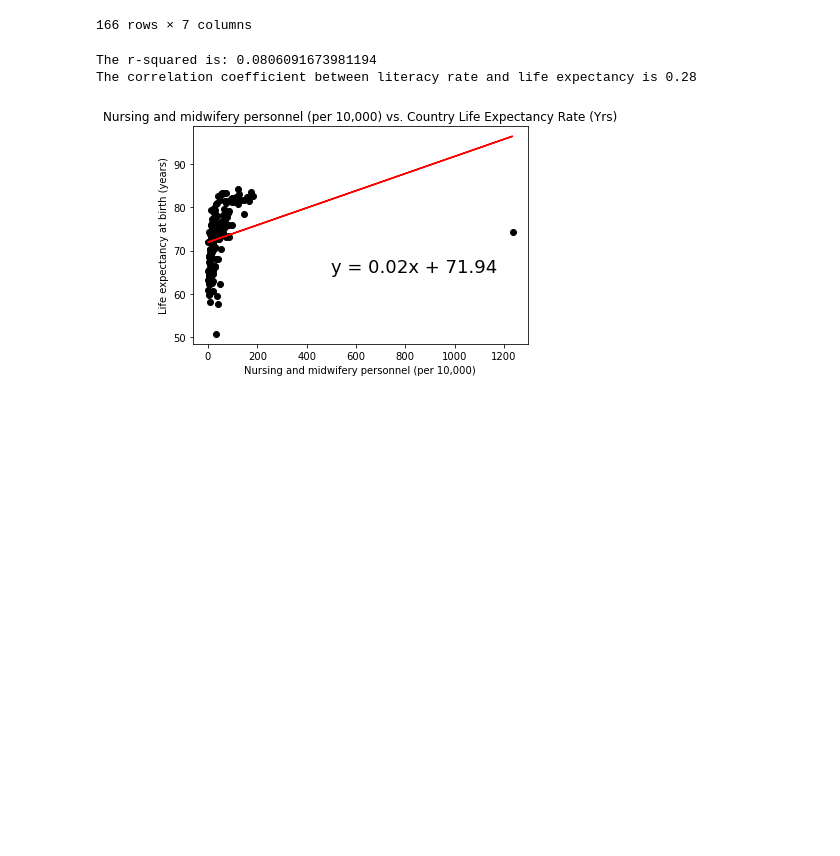
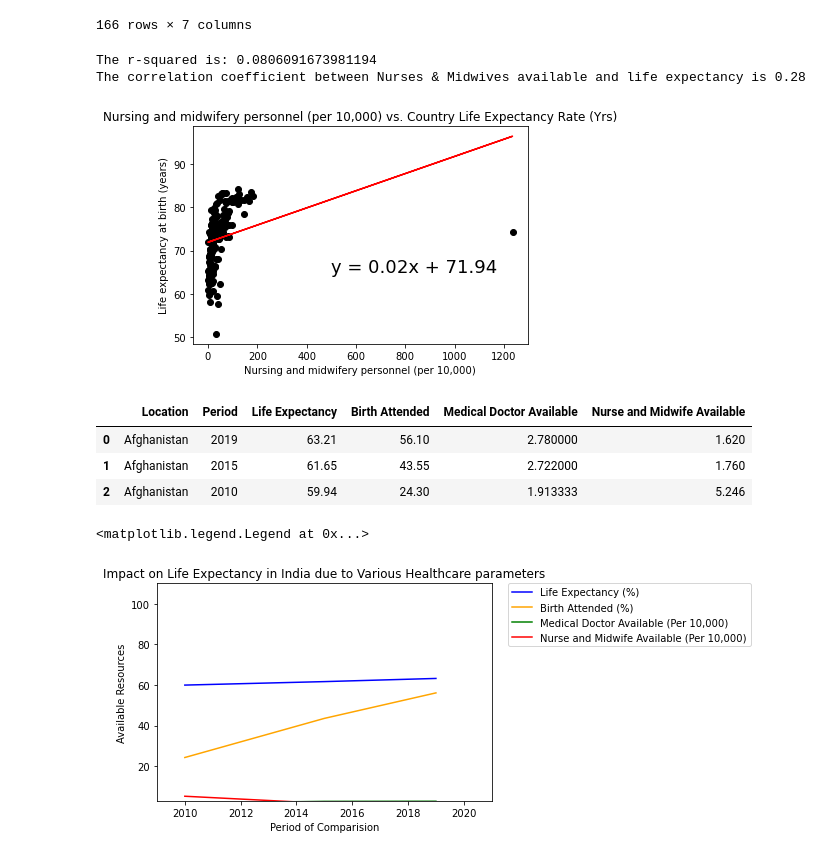
Before and after one commit to pkorat/World-Life-Expectancy-Analysis, a Jupyter notebook: main_project1_ash.ipynb, the cells around one changed output. Drawn from its saved outputs; the diff is of its cells as text; code cells hidden in the pictures; blank space fills up the shorter version.

Commit message:
Ashutosh Sawant - Merged Code version 1 with some graphics

```diff
--- a/main_project1_ash.ipynb
+++ b/main_project1_ash.ipynb
@@ -203,7 +203,7 @@ updated_combined2_df
 nurse_midwife = updated_combined2_df['Nurse and Midwife Available']
 life_exp = updated_combined2_df['Life Expectancy']
 
-# Create scatter plot and linear regression of Medical Doctors available vs life expectancy data
+# Create scatter plot and linear regression of Nurses and Midwives available vs life expectancy data
 (slope, intercept, rvalue, pvalue, stderr) = linregress(nurse_midwife, life_exp)
 regress_values = nurse_midwife * slope + intercept
 line_eq = "y = " + str(round(slope,2)) + "x + " + str(round(intercept,2))
@@ -214,9 +214,50 @@ print(f"The r-squared is: {rvalue**2}")
 plt.xlabel('Nursing and midwifery personnel (per 10,000)')
 plt.ylabel('Life expectancy at birth (years)')
 plt.title('Nursing and midwifery personnel (per 10,000) vs. Country Life Expectancy Rate (Yrs)')
-print(f"The correlation coefficient between literacy rate and life expectancy is {round(st.pearsonr(nurse_midwife, life_exp)[0],2)}")
+print(f"The correlation coefficient between Nurses & Midwives available and life expectancy is {round(st.pearsonr(nurse_midwife, life_exp)[0],2)}")
 doctor_corr = st.pearsonr(nurse_midwife, life_exp)[0]
 # %% [output]
 The r-squared is: 0.0806091673981194
-The correlation coefficient between literacy rate and life expectancy is 0.28
+The correlation coefficient between Nurses & Midwives available and life expectancy is 0.28
 [figure]
+# %%
+# Using the Data frames created to plot a line graphs for life expectency for multiple years on various Healthcare parameters
+temporary1_df = pd.merge(life_expectancy_both_sex, birth_skill_prof_clean, on = ['Location','Period'])
+temporary2_df = pd.merge(temporary1_df, medical_doctor_clean, on = ['Location','Period'])
+temporary3_df = pd.merge(temporary2_df, nurse_midwife_clean, on = ['Location','Period'])
+final_linechart_df = temporary3_df.drop(['Indicator_x','Dim1','Indicator_y'], axis = 1)
+
+# Perform data cleaning to identify 5 countries with data available for years 2000, 2010, 2015 and 2019
+#final_lc_clean_df = final_linechart_df.loc[(final_linechart_df['Location'] == 'Australia') | (final_linechart_df['Location'] == 'Botswana') | (final_linechart_df['Location'] == 'China') | (final_linechart_df['Location'] == 'Ireland') |
+#                                           (final_linechart_df['Location'] == 'Thailand') ]
+final_lc_clean_df = final_linechart_df.loc[(final_linechart_df['Location'] == 'Afghanistan')]
+#final_lc_aus_df = final_linechart_df.loc[(final_linechart_df['Location'] == 'Australia')]
+final_lc_clean_df
+# %% [output]
+|  | Location | Period | Life Expectancy | Birth Attended | Medical Doctor Available | Nurse and Midwife Available |
+| 0 | Afghanistan | 2019 | 63.21 | 56.10 | 2.780000 | 1.620 |
+| 1 | Afghanistan | 2015 | 61.65 | 43.55 | 2.722000 | 1.760 |
+| 2 | Afghanistan | 2010 | 59.94 | 24.30 | 1.913333 | 5.246 |
+# %%
+x_axis = final_lc_clean_df['Period']
+y_axis_life_expectancy = final_lc_clean_df['Life Expectancy']
+y_axis_birth_attended = final_lc_clean_df['Birth Attended']
+y_axis_med_doctor = final_lc_clean_df['Medical Doctor Available']
+y_axis_nurse_midwives = final_lc_clean_df['Nurse and Midwife Available']
+
+life_expectancy = plt.plot(x_axis, y_axis_life_expectancy, color = "blue", label = "Life Expectancy (%)")
+birth_attended = plt.plot(x_axis, y_axis_birth_attended, color = "orange", label = "Birth Attended (%)")
+doctor_available = plt.plot(x_axis, y_axis_med_doctor, color = "green", label = "Medical Doctor Available (Per 10,000)")
+nurses_available = plt.plot(x_axis, y_axis_nurse_midwives, color = "red", label = "Nurse and Midwife Available (Per 10,000)")
+
+plt.xlim(2009, 2021)
+plt.ylim(3, 110)
+
+plt.title("Impact on Life Expectancy in India due to Various Healthcare parameters")
+plt.xlabel("Period of Comparision")
+plt.ylabel("Available Resources")
+
+plt.legend(bbox_to_anchor=(1.05, 1), loc='upper left', borderaxespad=0.)
+# %% [output]
+<matplotlib.legend.Legend at 0x...>
+[figure, added]
```
Also changed, not shown: parts of 3 cells of this notebook, 6 other files.
